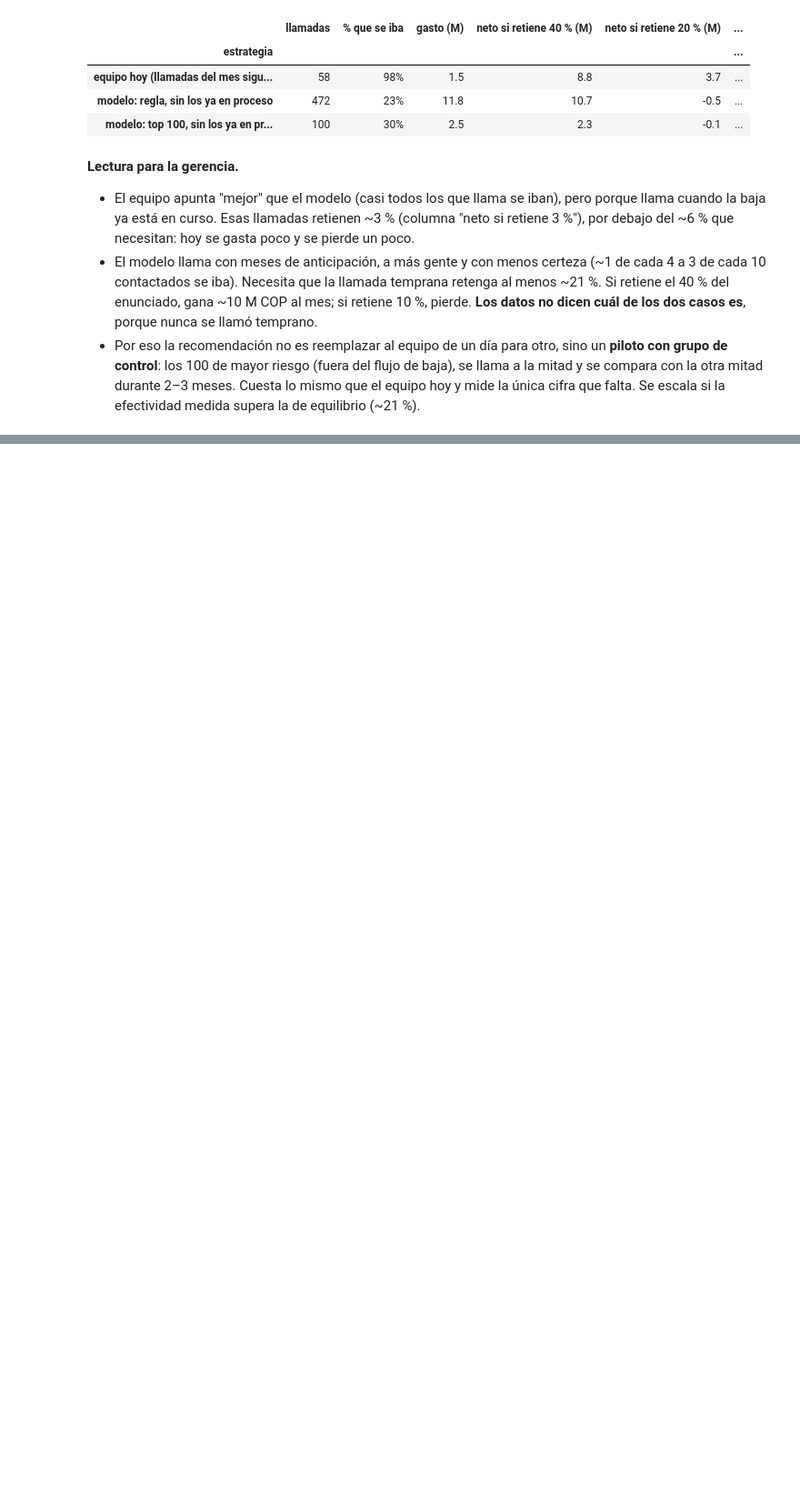
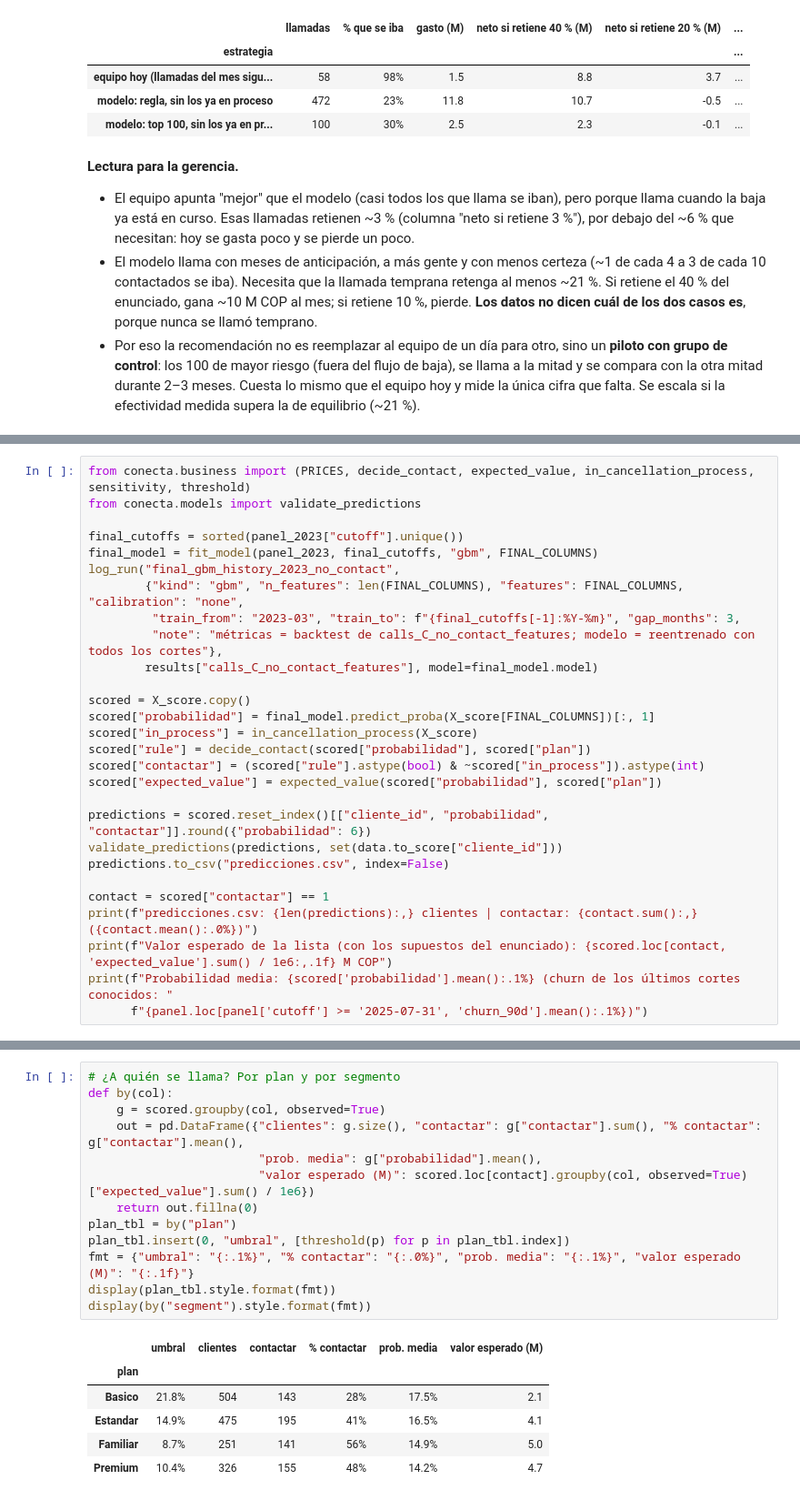
Before and after one commit to unfresh25/conecta-churn, a Jupyter notebook: solucion.ipynb, the cells around one changed output, grey strips where cells are left out. Shown at 91% size. Saved outputs shown, nothing was run; the diff lists cells and outputs as text; blank space fills up the shorter version.

Commit message:
feat: modelo final y predicciones

```diff
--- a/solucion.ipynb
+++ b/solucion.ipynb
@@ -750,0 +761,28 @@ vs_team.style.format({c: ("{:.0f}" if c == "llamadas" else "{:.0%}" if c in ("%
+# %%
+from conecta.business import (PRICES, decide_contact, expected_value, in_cancellation_process, sensitivity, threshold)
+from conecta.models import validate_predictions
+
+final_cutoffs = sorted(panel_2023["cutoff"].unique())
+final_model = fit_model(panel_2023, final_cutoffs, "gbm", FINAL_COLUMNS)
+log_run("final_gbm_history_2023_no_contact",
+        {"kind": "gbm", "n_features": len(FINAL_COLUMNS), "features": FINAL_COLUMNS, "calibration": "none",
+         "train_from": "2023-03", "train_to": f"{final_cutoffs[-1]:%Y-%m}", "gap_months": 3,
+         "note": "métricas = backtest de calls_C_no_contact_features; modelo = reentrenado con todos los cortes"},
+        results["calls_C_no_contact_features"], model=final_model.model)
+
+scored = X_score.copy()
+scored["probabilidad"] = final_model.predict_proba(X_score[FINAL_COLUMNS])[:, 1]
+scored["in_process"] = in_cancellation_process(X_score)
+scored["rule"] = decide_contact(scored["probabilidad"], scored["plan"])
+scored["contactar"] = (scored["rule"].astype(bool) & ~scored["in_process"]).astype(int)
+scored["expected_value"] = expected_value(scored["probabilidad"], scored["plan"])
+
+predictions = scored.reset_index()[["cliente_id", "probabilidad", "contactar"]].round({"probabilidad": 6})
+validate_predictions(predictions, set(data.to_score["cliente_id"]))
+predictions.to_csv("predicciones.csv", index=False)
+
+contact = scored["contactar"] == 1
+print(f"predicciones.csv: {len(predictions):,} clientes | contactar: {contact.sum():,} ({contact.mean():.0%})")
+print(f"Valor esperado de la lista (con los supuestos del enunciado): {scored.loc[contact, 'expected_value'].sum() / 1e6:,.1f} M COP")
+print(f"Probabilidad media: {scored['probabilidad'].mean():.1%} (churn de los últimos cortes conocidos: "
+      f"{panel.loc[panel['cutoff'] >= '2025-07-31', 'churn_90d'].mean():.1%})")
@@ -750,0 +794,20 @@ vs_team.style.format({c: ("{:.0f}" if c == "llamadas" else "{:.0%}" if c in ("%
+# %%
+# ¿A quién se llama? Por plan y por segmento
+def by(col):
+    g = scored.groupby(col, observed=True)
+    out = pd.DataFrame({"clientes": g.size(), "contactar": g["contactar"].sum(), "% contactar": g["contactar"].mean(),
+                        "prob. media": g["probabilidad"].mean(),
+                        "valor esperado (M)": scored.loc[contact].groupby(col, observed=True)["expected_value"].sum() / 1e6})
+    return out.fillna(0)
+plan_tbl = by("plan")
+plan_tbl.insert(0, "umbral", [threshold(p) for p in plan_tbl.index])
+fmt = {"umbral": "{:.1%}", "% contactar": "{:.0%}", "prob. media": "{:.1%}", "valor esperado (M)": "{:.1f}"}
+display(plan_tbl.style.format(fmt))
+display(by("segment").style.format(fmt))
+# %% [output]
+|  | umbral | clientes | contactar | % contactar | prob. media | valor esperado (M) |
+| plan |  |  |  |  |  |  |
+| Basico | 21.8% | 504 | 143 | 28% | 17.5% | 2.1 |
+| Estandar | 14.9% | 475 | 195 | 41% | 16.5% | 4.1 |
+| Familiar | 8.7% | 251 | 141 | 56% | 14.9% | 5.0 |
+| Premium | 10.4% | 326 | 155 | 48% | 14.2% | 4.7 |
```
Also changed, not shown: parts of 8 cells of this notebook, 3 other files.
